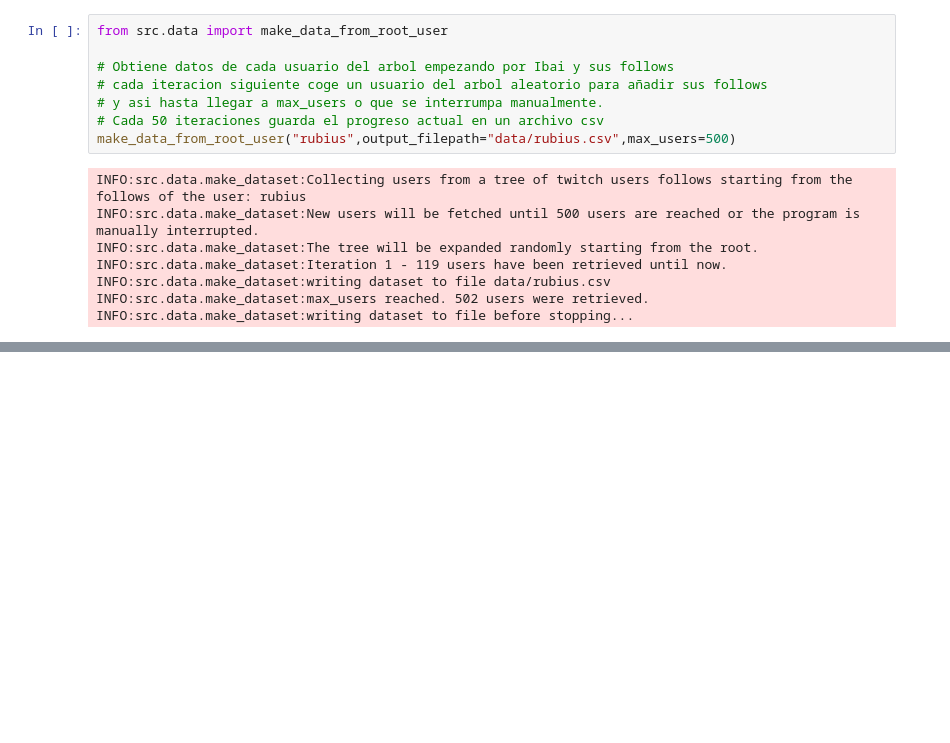
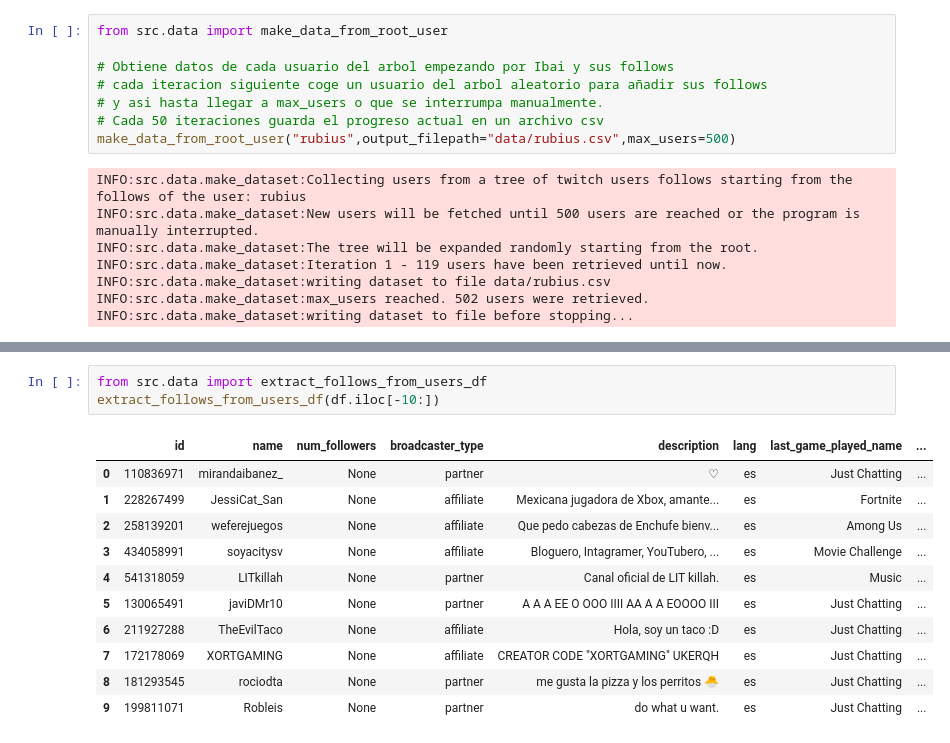
Before and after one commit to Enver-group/twitch-web-analytics, a Jupyter notebook: notebooks/simon-twitch-api.ipynb, the cells around one changed output, grey strips where cells are left out. Cells and saved outputs as stored; diff of their text form; blank space fills up the shorter version.

```diff
--- a/notebooks/simon-twitch-api.ipynb
+++ b/notebooks/simon-twitch-api.ipynb
@@ -89,0 +83,15 @@ set(users_df[0:5]) #- set([root])
+# %%
+from src.data import extract_follows_from_users_df
+extract_follows_from_users_df(df.iloc[-10:])
+# %% [output]
+|  | id | name | num_followers | broadcaster_type | description | lang | last_game_played_name | ... |
+| 0 | 110836971 | mirandaibanez_ | None | partner | ♡ | es | Just Chatting | ... |
+| 1 | 228267499 | JessiCat_San | None | affiliate | Mexicana jugadora de Xbox, amante... | es | Fortnite | ... |
+| 2 | 258139201 | weferejuegos | None | affiliate | Que pedo cabezas de Enchufe bienv... | es | Among Us | ... |
+| 3 | 434058991 | soyacitysv | None | affiliate | Bloguero, Intagramer, YouTubero, ... | es | Movie Challenge | ... |
+| 4 | 541318059 | LITkillah | None | partner | Canal oficial de LIT killah. | es | Music | ... |
+| 5 | 130065491 | javiDMr10 | None | partner | A A A EE O OOO IIII AA A A EOOOO III | es | Just Chatting | ... |
+| 6 | 211927288 | TheEvilTaco | None | affiliate | Hola, soy un taco :D | es | Just Chatting | ... |
+| 7 | 172178069 | XORTGAMING | None | affiliate | CREATOR CODE "XORTGAMING" UKERQH | es | Just Chatting | ... |
+| 8 | 181293545 | rociodta | None | partner | me gusta la pizza y los perritos 🐣 | es | Just Chatting | ... |
+| 9 | 199811071 | Robleis | None | partner | do what u want. | es | Just Chatting | ... |
```
Also changed, not shown: parts of 4 cells of this notebook, 1 other file.
